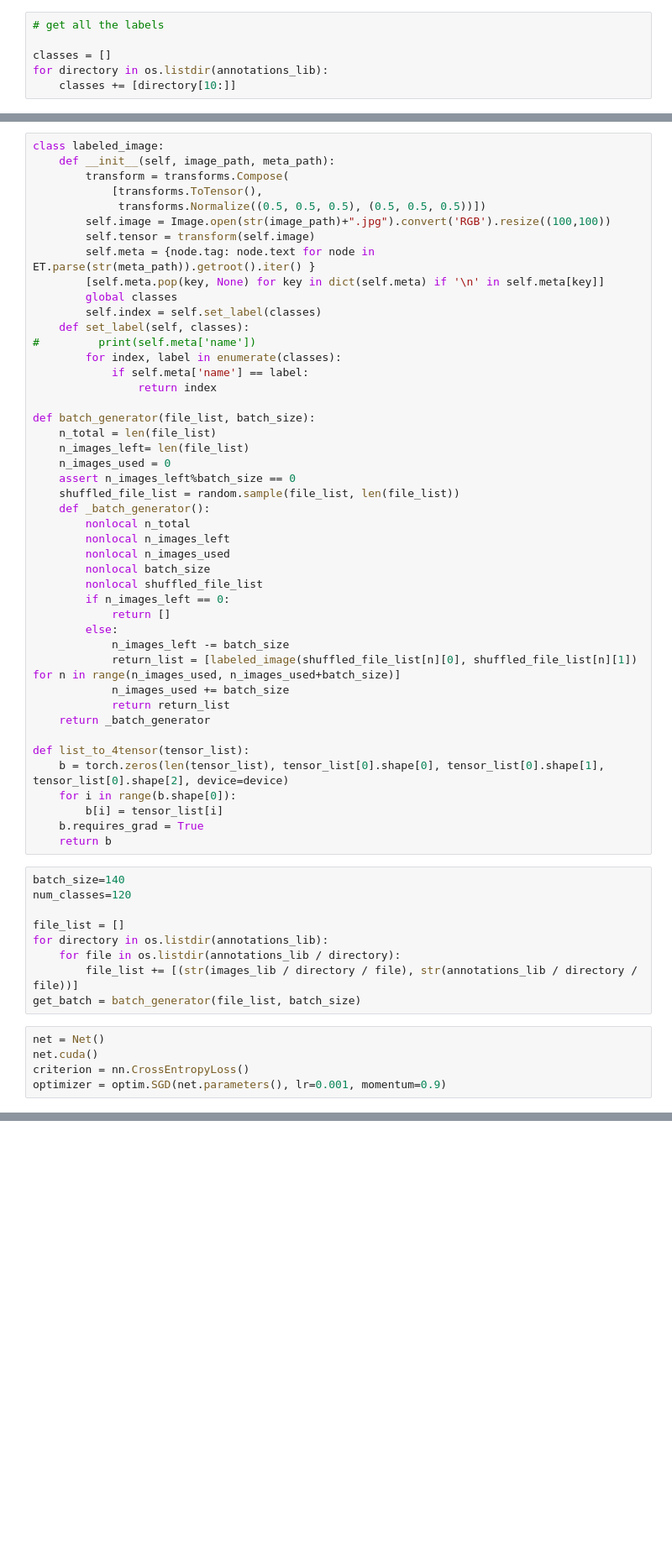
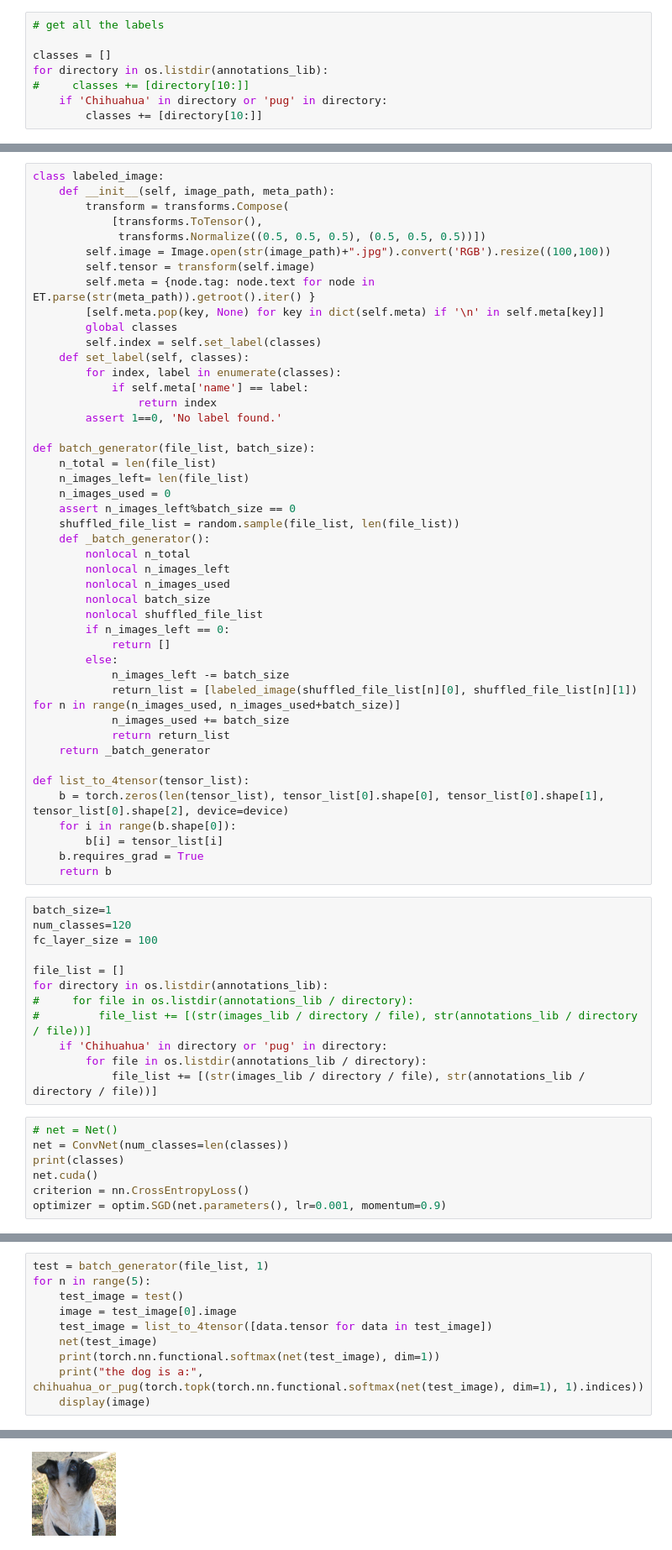
Before and after one commit to rwzeto/torch_practice, a Jupyter notebook: torch_practice.ipynb, the cells around one changed output, grey strips where cells are left out. Shown: that part at 84% size. Cells and saved outputs as stored; diff of their text form; blank space fills up the shorter version.

```diff
--- a/torch_practice.ipynb
+++ b/torch_practice.ipynb
@@ -22,4 +23,6 @@ device = torch.device("cuda:0")
 
 classes = []
 for directory in os.listdir(annotations_lib):
-    classes += [directory[10:]]
+#     classes += [directory[10:]]
+    if 'Chihuahua' in directory or 'pug' in directory:
+        classes += [directory[10:]]
@@ -56,10 +82,10 @@ class labeled_image:
         global classes
         self.index = self.set_label(classes)
     def set_label(self, classes):
-#         print(self.meta['name'])
         for index, label in enumerate(classes):
             if self.meta['name'] == label:
                 return index
+        assert 1==0, 'No label found.'
 
 def batch_generator(file_list, batch_size):
     n_total = len(file_list)
@@ -89,16 +115,21 @@ def list_to_4tensor(tensor_list):
     b.requires_grad = True
     return b
 # %%
-batch_size=140
+batch_size=1
 num_classes=120
+fc_layer_size = 100
 
 file_list = []
 for directory in os.listdir(annotations_lib):
-    for file in os.listdir(annotations_lib / directory):
-        file_list += [(str(images_lib / directory / file), str(annotations_lib / directory / file))]
-get_batch = batch_generator(file_list, batch_size)
+#     for file in os.listdir(annotations_lib / directory):
+#         file_list += [(str(images_lib / directory / file), str(annotations_lib / directory / file))]
+    if 'Chihuahua' in directory or 'pug' in directory:
+        for file in os.listdir(annotations_lib / directory):
+            file_list += [(str(images_lib / directory / file), str(annotations_lib / directory / file))]
 # %%
-net = Net()
+# net = Net()
+net = ConvNet(num_classes=len(classes))
+print(classes)
 net.cuda()
 criterion = nn.CrossEntropyLoss()
 optimizer = optim.SGD(net.parameters(), lr=0.001, momentum=0.9)
@@ -131,0 +188,11 @@ print('Finished Training')
+# %%
+test = batch_generator(file_list, 1)
+for n in range(5):
+    test_image = test()
+    image = test_image[0].image
+    test_image = list_to_4tensor([data.tensor for data in test_image])
+    net(test_image)
+    print(torch.nn.functional.softmax(net(test_image), dim=1))
+    print("the dog is a:", chihuahua_or_pug(torch.topk(torch.nn.functional.softmax(net(test_image), dim=1), 1).indices))
+    display(image)
+# %% [output]
@@ -131,0 +201 @@ print('Finished Training')
+[figure, added]
```
Also changed, not shown: parts of 7 cells of this notebook.
